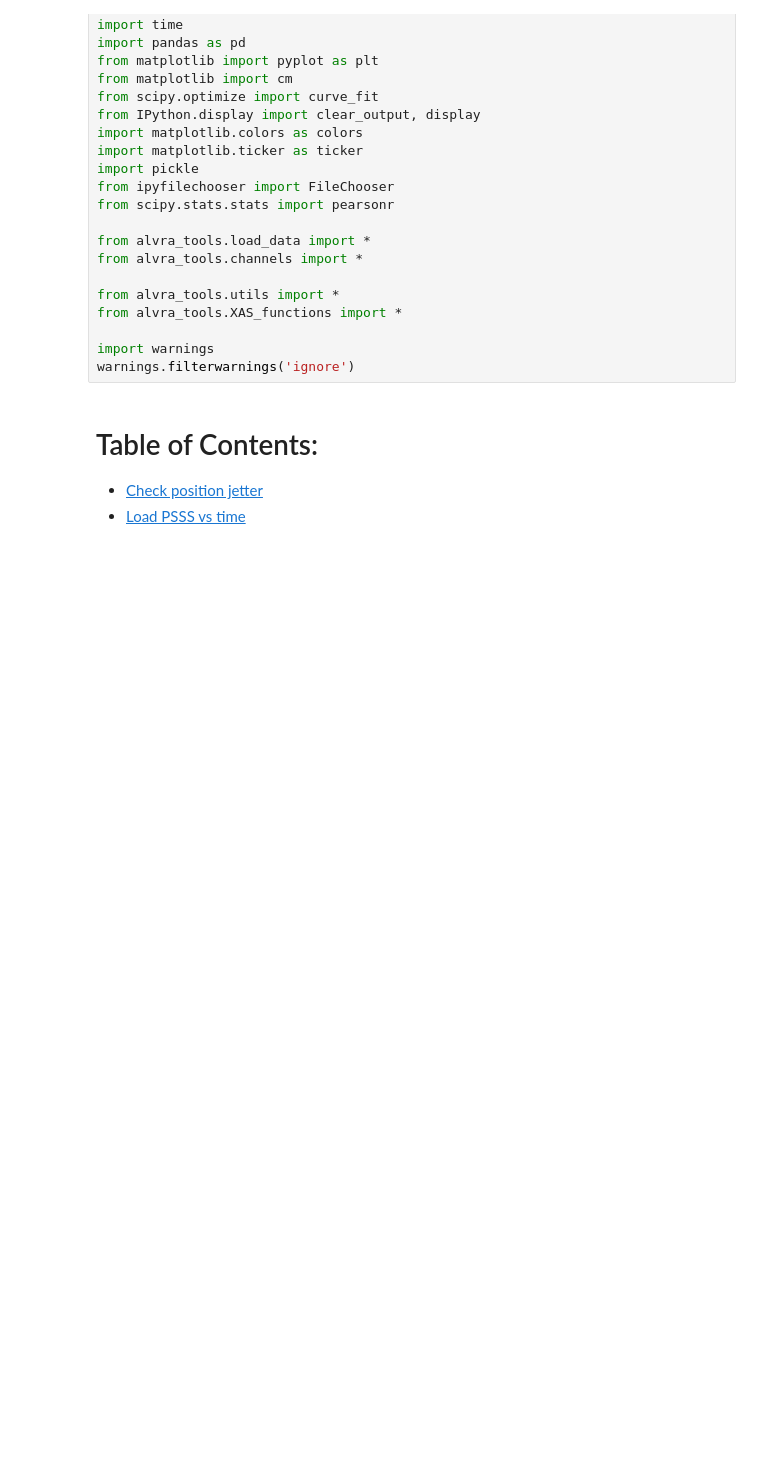
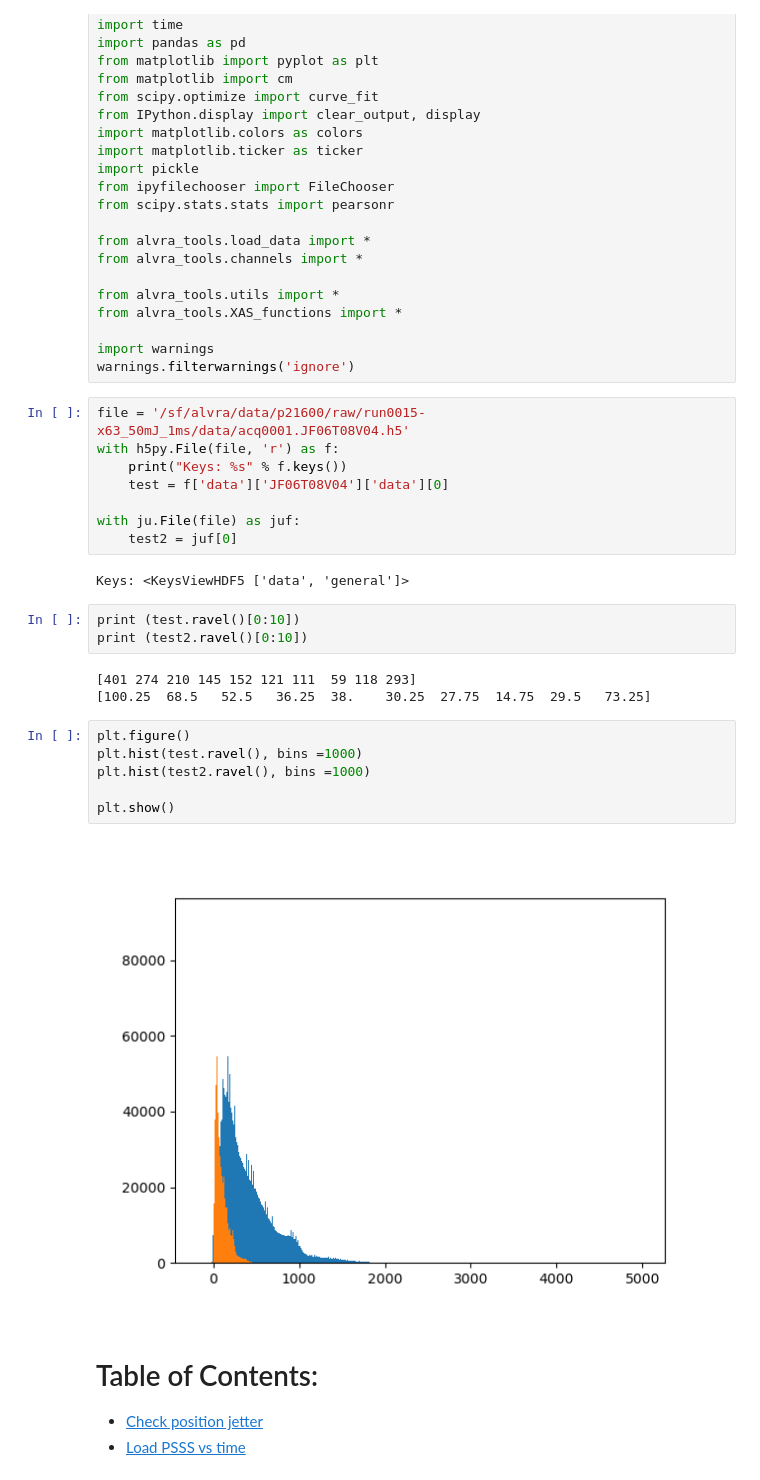
Before and after one commit to paulscherrerinstitute/alvra_beamline_scripts, a Jupyter notebook: workbench.ipynb, the cells around one changed output. Cells and saved outputs as stored; diff of their text form; blank space fills up the shorter version.

```diff
--- a/workbench.ipynb
+++ b/workbench.ipynb
@@ -24,6 +24,30 @@ from alvra_tools.XAS_functions import *
 
 import warnings
 warnings.filterwarnings('ignore')
+# %%
+file = '/sf/alvra/data/p21600/raw/run0015-x63_50mJ_1ms/data/acq0001.JF06T08V04.h5'
+with h5py.File(file, 'r') as f:
+    print("Keys: %s" % f.keys())
+    test = f['data']['JF06T08V04']['data'][0]
+
+with ju.File(file) as juf:
+    test2 = juf[0]
+# %% [output]
+Keys: <KeysViewHDF5 ['data', 'general']>
+# %%
+print (test.ravel()[0:10])
+print (test2.ravel()[0:10])
+# %% [output]
+[401 274 210 145 152 121 111  59 118 293]
+[100.25  68.5   52.5   36.25  38.    30.25  27.75  14.75  29.5   73.25]
+# %%
+plt.figure()
+plt.hist(test.ravel(), bins =1000)
+plt.hist(test2.ravel(), bins =1000)
+
+plt.show()
+# %% [output]
+[figure, added]
 # %% [markdown]
 # Table of Contents:
 * [Check position jetter](#pbps_noise)
```
Also changed, not shown: 3 other files.
